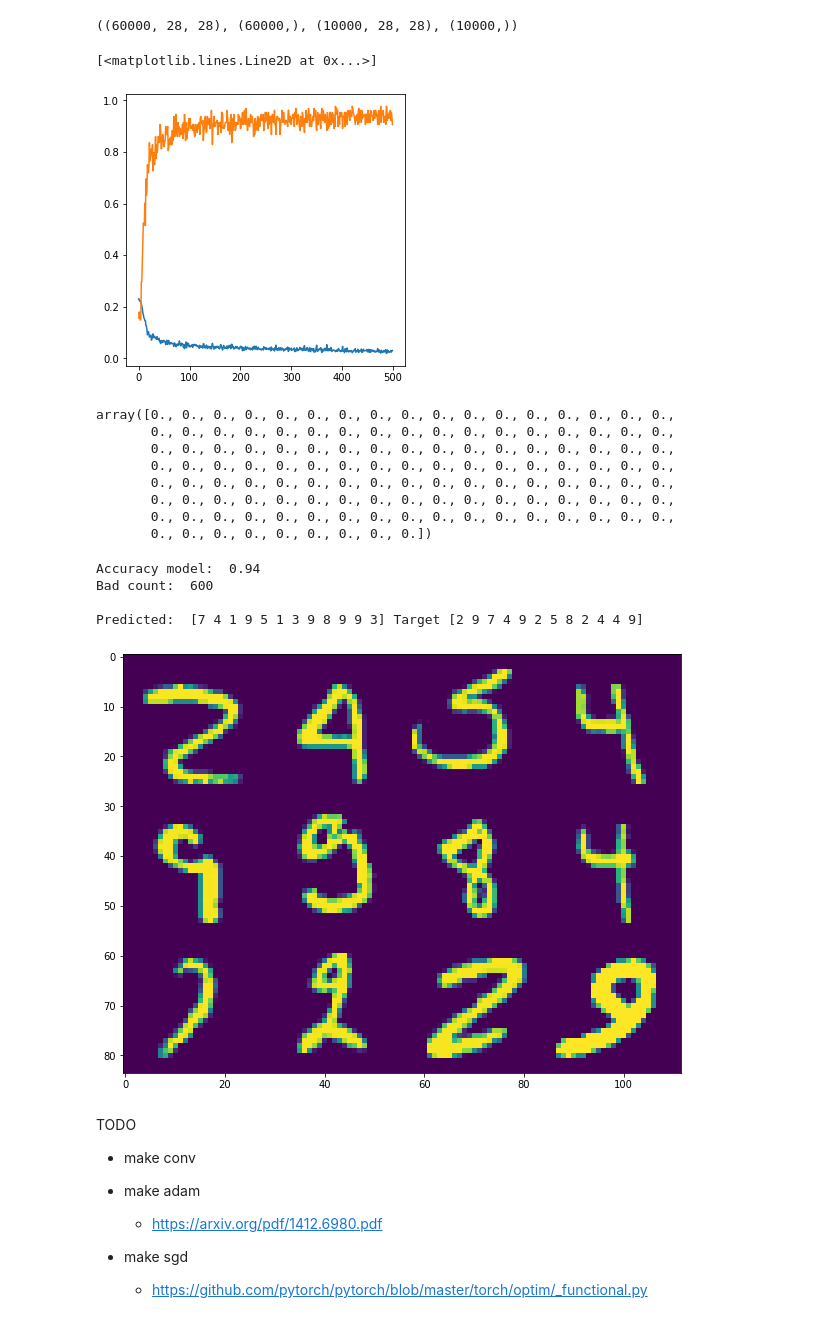
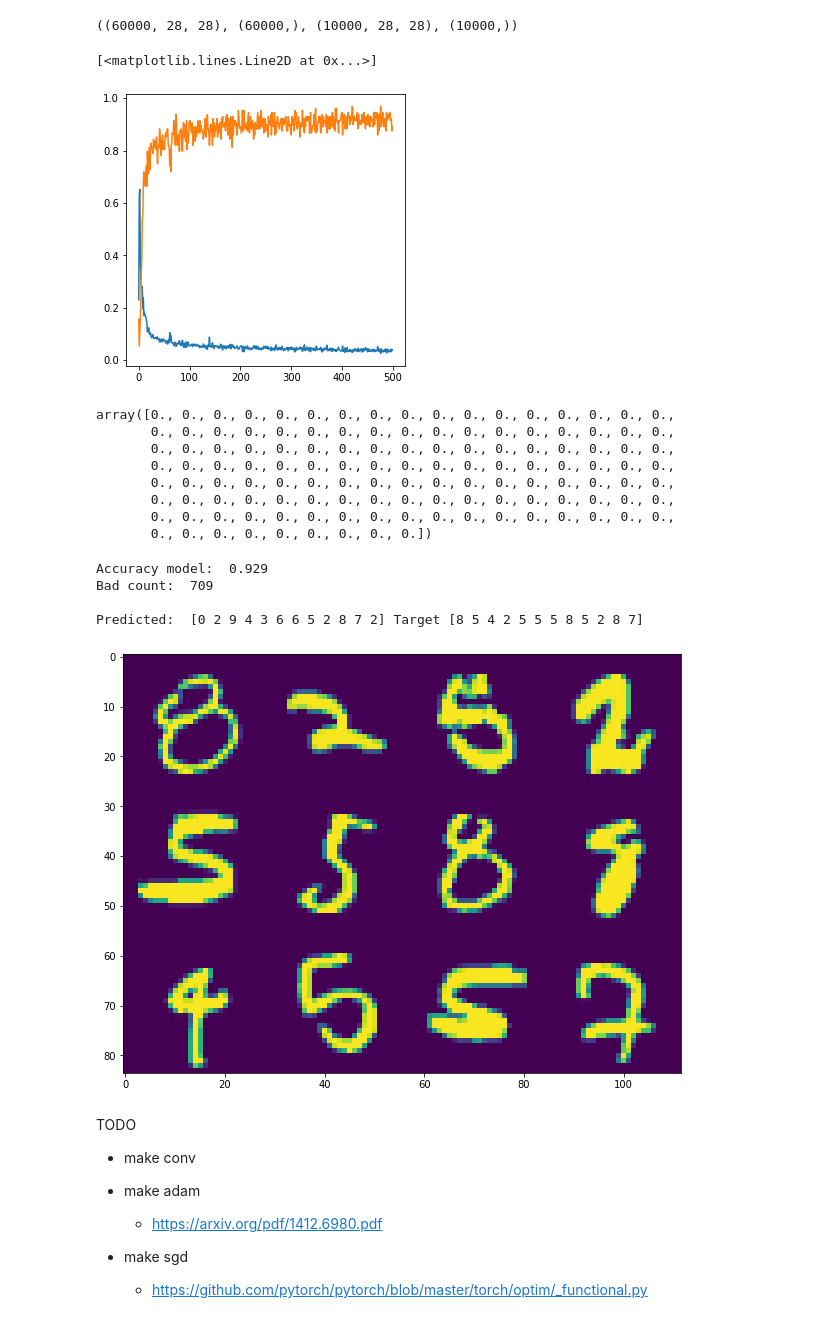
Before and after one commit to beifa/Underground-NN-by-numpy, a Jupyter notebook: tensor.ipynb, the cells around one changed output. Saved outputs shown, nothing was run; the diff lists cells and outputs as text; code cells hidden in the pictures.

```diff
--- a/tensor.ipynb
+++ b/tensor.ipynb
@@ -416,24 +416,19 @@ class SGD:
 
 
     def step(self):
+        # momentum
+        if self.mo != 0.:
+            for t, v in zip(self.tensors, [self.v1, self.v2]):
+                v, upd =  self.nag(v, t.grad)
+                t.data +=  upd
 
         for t in self.tensors:
-            if self.mo != 0.:
-                if t.data.shape[0] == 784:
-                # https://realpython.com/gradient-descent-algorithm-python/
-                # v = self.mu * self.v1 - self.lr * t.grad
-                    self.v1, upd =  self.nag(self.v1, t.grad)
-                    t.data +=  upd
-                else:
-                    self.v2, upd =  self.nag(self.v2, t.grad)
-                    t.data +=  upd
-            else:
-
-                t.data -= self.lr * t.grad
+            t.data -= self.lr * t.grad
 
 
-# adam
+
 class Adam:
+    # https://arxiv.org/pdf/1412.6980.pdf
     def __init__(self,
                  tensors,
                  lr=1e-4,
@@ -501,8 +496,8 @@ l1 = weight_init(784, 128, mode = 'uniform')
 l2 = weight_init(128, 10, mode = 'uniform')
 
 model = NN(l1, l2)
-# optim = SGD([model.l1, model.l2], momentum=0.7)
-optim = Adam([model.l1, model.l2])
+optim = SGD([model.l1, model.l2], momentum=0.7)
+# optim = Adam([model.l1, model.l2])
 
 
 bar = trange(500)
@@ -513,34 +508,34 @@ for i in bar:
     Y = y[samp]
     z = np.zeros((len(samp), 10))
     z[range(z.shape[0]), Y] = 1
     z = Tensor(z)
 
     y_ = model.forward(X)
     # mean
     # x_loss = (-out * x_lsm).mean(axis=1)
     p1 = y_.mul(z)
     loss = p1.sum().mul(Tensor(np.array([-1/y_.data.size]))) # add minus
     # set_trace()
     loss.backward()
     optim.step()
 
     cat = np.argmax(y_.data, axis=1)
     acc = (cat == Y).mean()
     # SGD
     # model.l1.data = model.l1.data - lr*model.l1.grad
     # model.l2.data = model.l2.data - lr*model.l2.grad
 
     # printing
     loss = loss.data
     losses.append(loss)
     accuracies.append(acc)
     bar.set_description('Loss:  %.3f, Accuracy: %.3f' % (loss, acc))
 figsize(5, 5)
 plot(losses)
 plot(accuracies)
 # %% [output]
 [<matplotlib.lines.Line2D at 0x...>]
-[figure, old version]
+[figure, new version]
 # %%
 model.l1.grad[65]
 # %% [output]
@@ -581,11 +576,11 @@ x_test_t = Tensor(x_test.reshape(-1, 28*28))
 y_test_t = Tensor(y_test)
 evaluate(model, x_test_t, y_test_t)
 # %% [output]
-Accuracy model:  0.94
-Bad count:  600
+Accuracy model:  0.929
+Bad count:  709
 
-Predicted:  [7 4 1 9 5 1 3 9 8 9 9 3] Target [2 9 7 4 9 2 5 8 2 4 4 9]
+Predicted:  [0 2 9 4 3 6 6 5 2 8 7 2] Target [8 5 4 2 5 5 5 8 5 2 8 7]
-[figure, old version]
+[figure, new version]
 # %% [markdown]
 TODO
 
```
